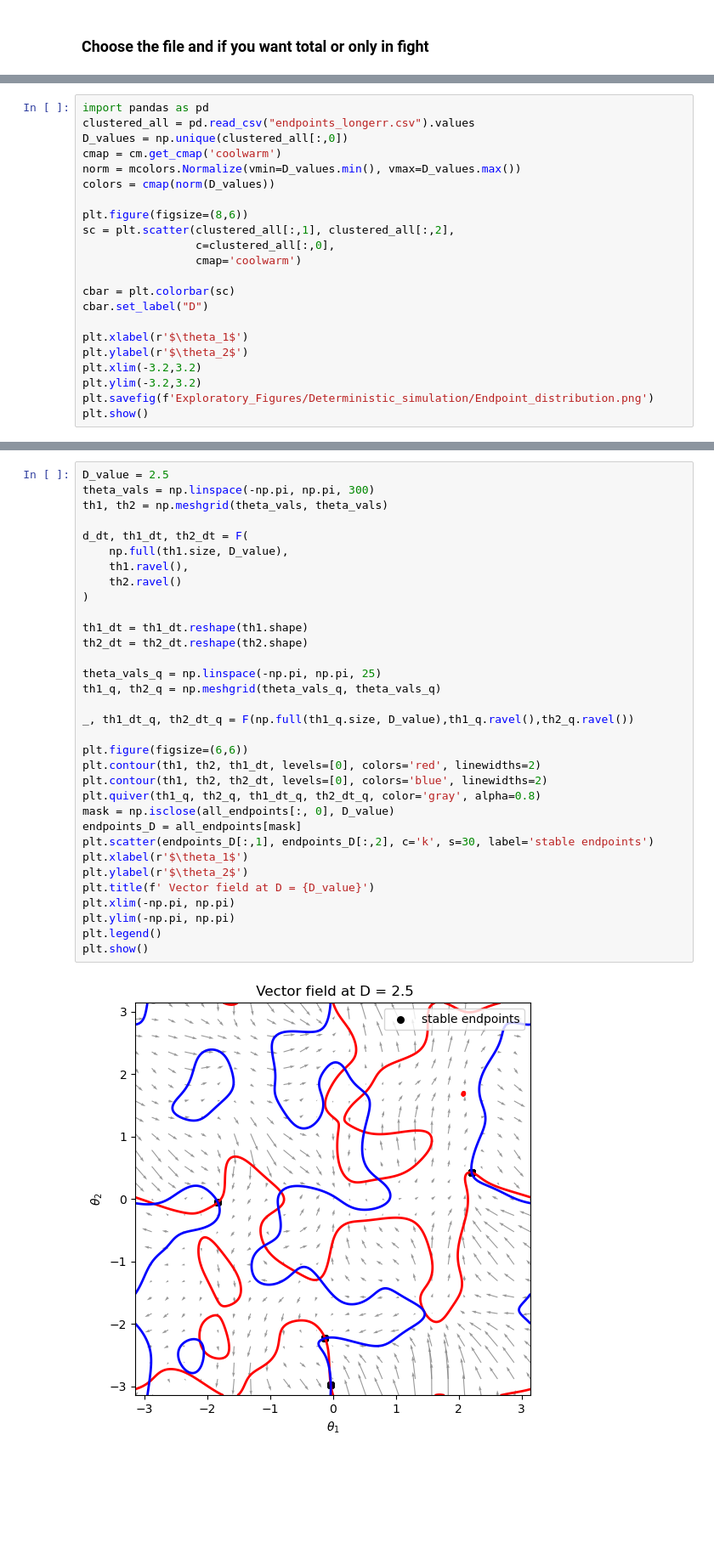
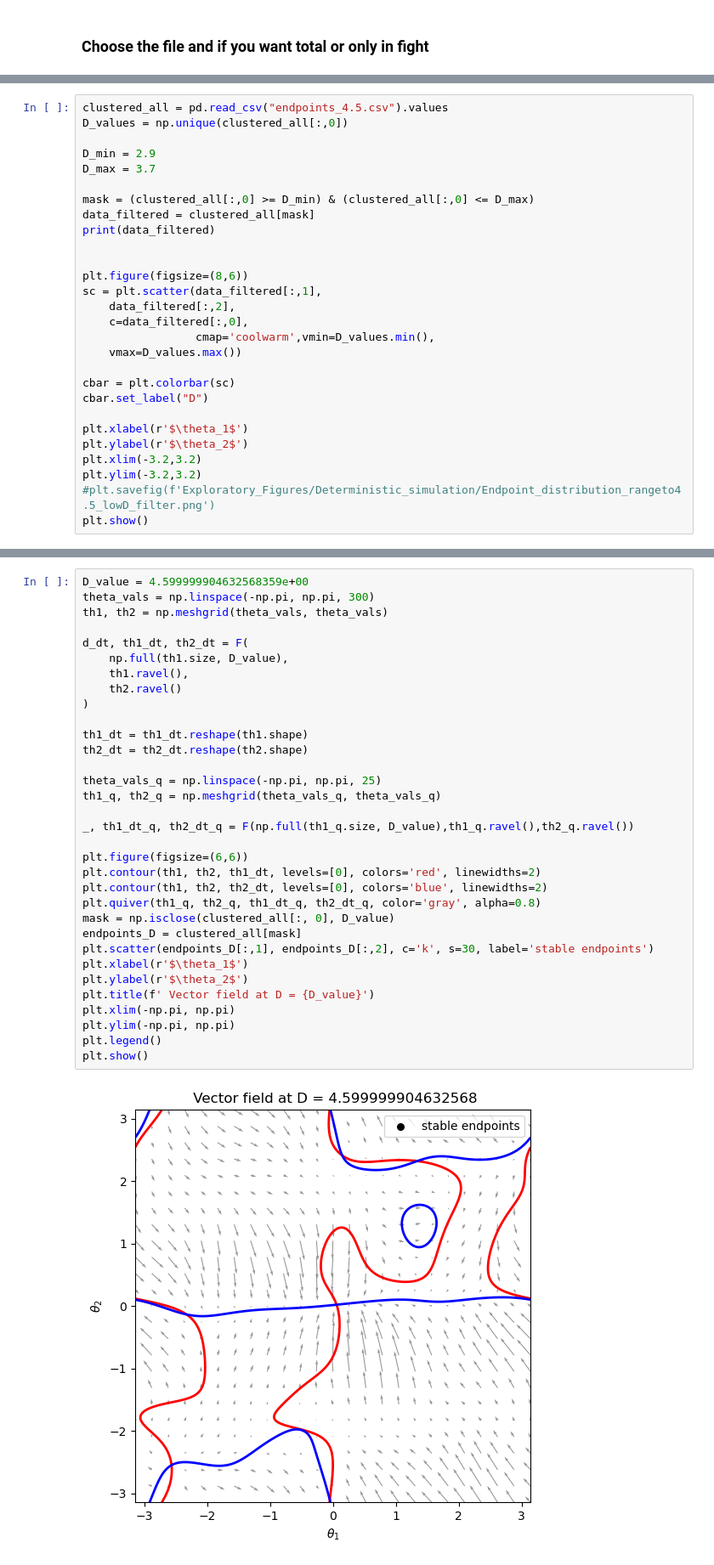
Before and after one commit to Marindevandijk/Thesis-clean, a Jupyter notebook: notebook_exploratory/01_overdamped_exploration.ipynb, the cells around one changed output, grey strips where cells are left out. Shown at 85% size. Cells and saved outputs as stored; diff of their text form; blank space fills up the shorter version.

Commit message:
new changes focused on deterministic with d fixed

```diff
--- a/notebook_exploratory/01_overdamped_exploration.ipynb
+++ b/notebook_exploratory/01_overdamped_exploration.ipynb
@@ -798,15 +732,21 @@ for d= 4.0 accept rate =  [1.0, 1.0, 1.0, 1.0, 1.0, 1.0, 1.0, 1.0, 1.0, 1.0, 1.0
 # %%
-import pandas as pd
-clustered_all = pd.read_csv("endpoints_longerr.csv").values
+clustered_all = pd.read_csv("endpoints_4.5.csv").values
 D_values = np.unique(clustered_all[:,0])
-cmap = cm.get_cmap('coolwarm')
-norm = mcolors.Normalize(vmin=D_values.min(), vmax=D_values.max())
-colors = cmap(norm(D_values))
+
+D_min = 2.9
+D_max = 3.7
+
+mask = (clustered_all[:,0] >= D_min) & (clustered_all[:,0] <= D_max)
+data_filtered = clustered_all[mask]
+print(data_filtered)
+
 
 plt.figure(figsize=(8,6))
-sc = plt.scatter(clustered_all[:,1], clustered_all[:,2],
-                 c=clustered_all[:,0],
-                 cmap='coolwarm')
+sc = plt.scatter(data_filtered[:,1],
+    data_filtered[:,2],
+    c=data_filtered[:,0],
+                 cmap='coolwarm',vmin=D_values.min(),
+    vmax=D_values.max())
 
 cbar = plt.colorbar(sc)
 cbar.set_label("D")
@@ -815,6 +755,6 @@ plt.xlabel(r'$\theta_1$')
 plt.ylabel(r'$\theta_2$')
 plt.xlim(-3.2,3.2)
 plt.ylim(-3.2,3.2)
-plt.savefig(f'Exploratory_Figures/Deterministic_simulation/Endpoint_distribution.png')
+#plt.savefig(f'Exploratory_Figures/Deterministic_simulation/Endpoint_distribution_rangeto4.5_lowD_filter.png')
 plt.show()
 # %% [output]
@@ -822,38 +855,38 @@ plt.show()
 # %%
-D_value = 2.5
+D_value = 4.599999904632568359e+00
 theta_vals = np.linspace(-np.pi, np.pi, 300)
 th1, th2 = np.meshgrid(theta_vals, theta_vals)
 
 d_dt, th1_dt, th2_dt = F(
     np.full(th1.size, D_value),
     th1.ravel(),
     th2.ravel()
 )
 
 th1_dt = th1_dt.reshape(th1.shape)
 th2_dt = th2_dt.reshape(th2.shape)
 
 theta_vals_q = np.linspace(-np.pi, np.pi, 25)
 th1_q, th2_q = np.meshgrid(theta_vals_q, theta_vals_q)
 
 _, th1_dt_q, th2_dt_q = F(np.full(th1_q.size, D_value),th1_q.ravel(),th2_q.ravel())
 
 plt.figure(figsize=(6,6))
 plt.contour(th1, th2, th1_dt, levels=[0], colors='red', linewidths=2)
 plt.contour(th1, th2, th2_dt, levels=[0], colors='blue', linewidths=2)
 plt.quiver(th1_q, th2_q, th1_dt_q, th2_dt_q, color='gray', alpha=0.8)
-mask = np.isclose(all_endpoints[:, 0], D_value)
-endpoints_D = all_endpoints[mask]
+mask = np.isclose(clustered_all[:, 0], D_value)
+endpoints_D = clustered_all[mask]
 plt.scatter(endpoints_D[:,1], endpoints_D[:,2], c='k', s=30, label='stable endpoints')
 plt.xlabel(r'$\theta_1$')
 plt.ylabel(r'$\theta_2$')
 plt.title(f' Vector field at D = {D_value}')
 plt.xlim(-np.pi, np.pi)
 plt.ylim(-np.pi, np.pi)
 plt.legend()
 plt.show()
 # %% [output]
-[figure, old version]
+[figure, new version]
 # %%
 Theta1 = [2.2]
 Theta2 = [0.8]
```
Also changed, not shown: parts of 43 cells of this notebook, 6 other files.
